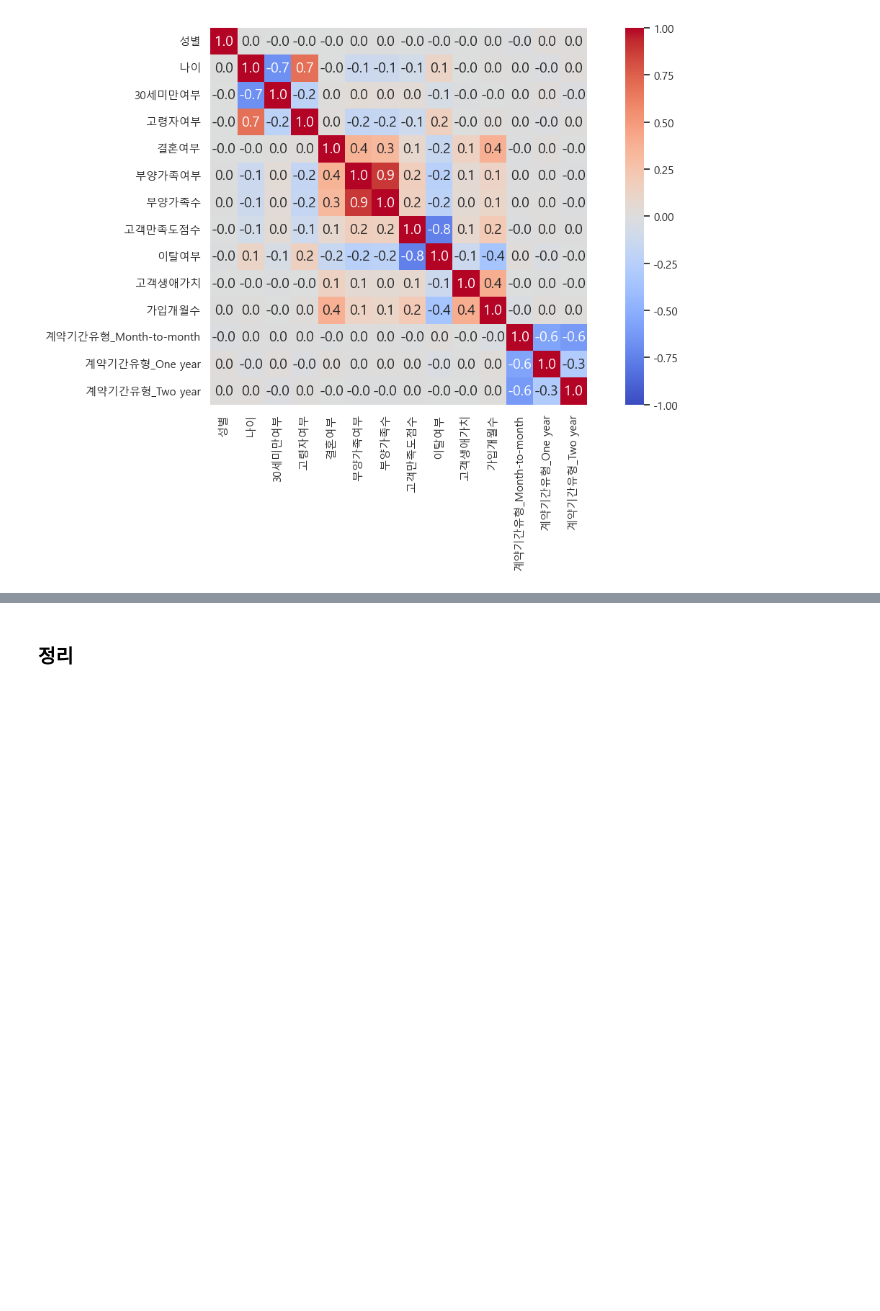
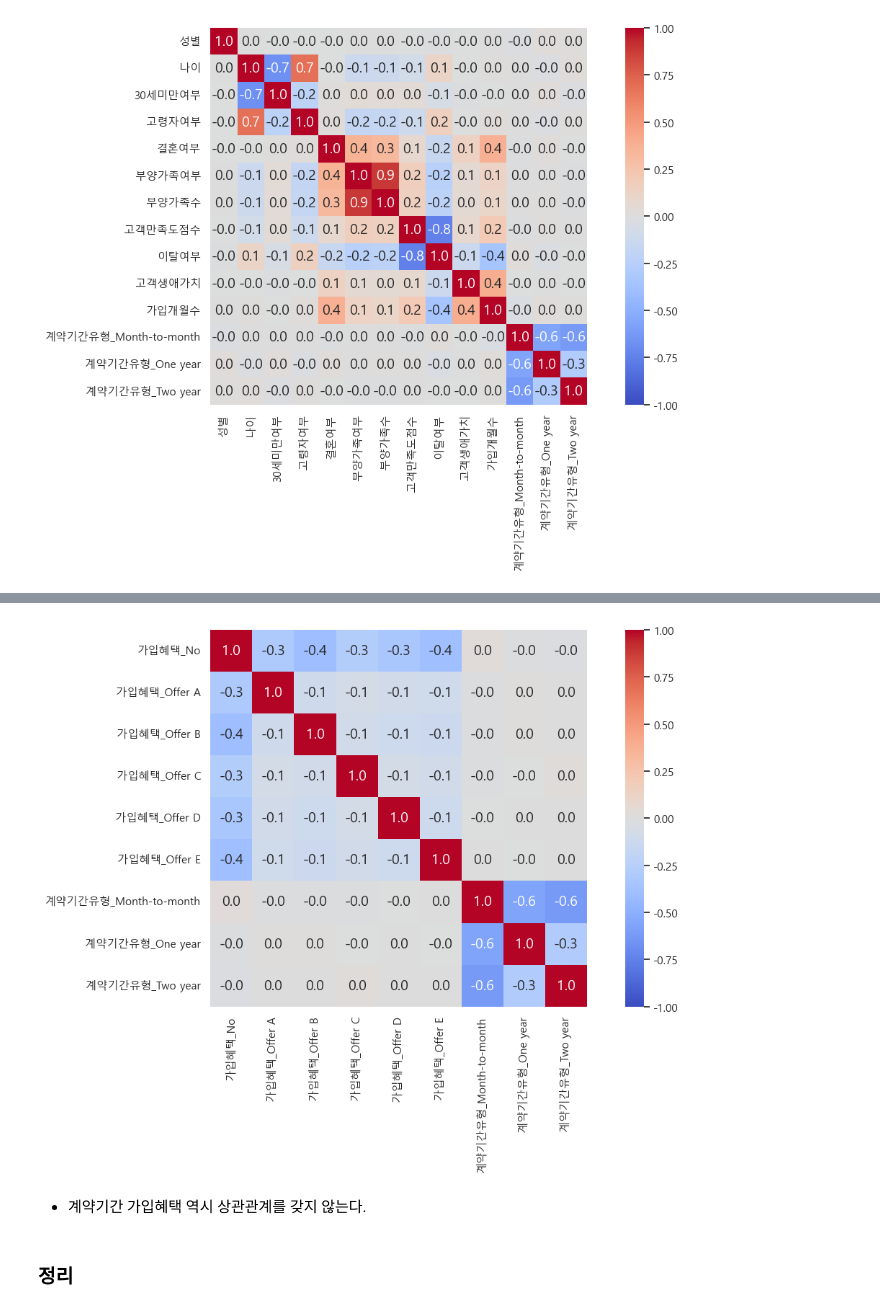
Before and after one commit to Blche/midproject_8, a Jupyter notebook: members/문세희/이탈률 감소방향_가입개월수, 계약기간.ipynb, the cells around one changed output, grey strips where cells are left out. Drawn from its saved outputs; the diff is of its cells as text; code cells hidden in the pictures; blank space fills up the shorter version.

Commit message:
계약기간 분석 완료

```diff
--- a/members/문세희/이탈률 감소방향_가입개월수, 계약기간.ipynb
+++ b/members/문세희/이탈률 감소방향_가입개월수, 계약기간.ipynb
@@ -503,0 +587,4 @@ plt.show()
+# %%
+offer = services[['가입혜택']]
+offer = pd.get_dummies(offer)
+offer
@@ -503,0 +605,3 @@ plt.show()
+# %%
+final_df4 = pd.concat([offer, contract], axis=1)
+final_df4
@@ -503,0 +622,3 @@ plt.show()
+# %%
+correlation_matrix4 = final_df4.corr()
+correlation_matrix4
@@ -504,3 +636,12 @@ plt.show()
+# %%
+plt.figure(figsize=(12, 8))
+sns.heatmap(correlation_matrix4, annot=True, fmt=".1f", cmap='coolwarm', square=True, vmin=-1, vmax=1)
+plt.tight_layout()
+plt.show()
+# %% [output]
+[figure, added]
+# %% [markdown]
+- 계약기간 가입혜택 역시 상관관계를 갖지 않는다.
 # %% [markdown]
 ### 정리
 # %% [markdown]
```
Also changed, not shown: parts of 11 cells of this notebook.
